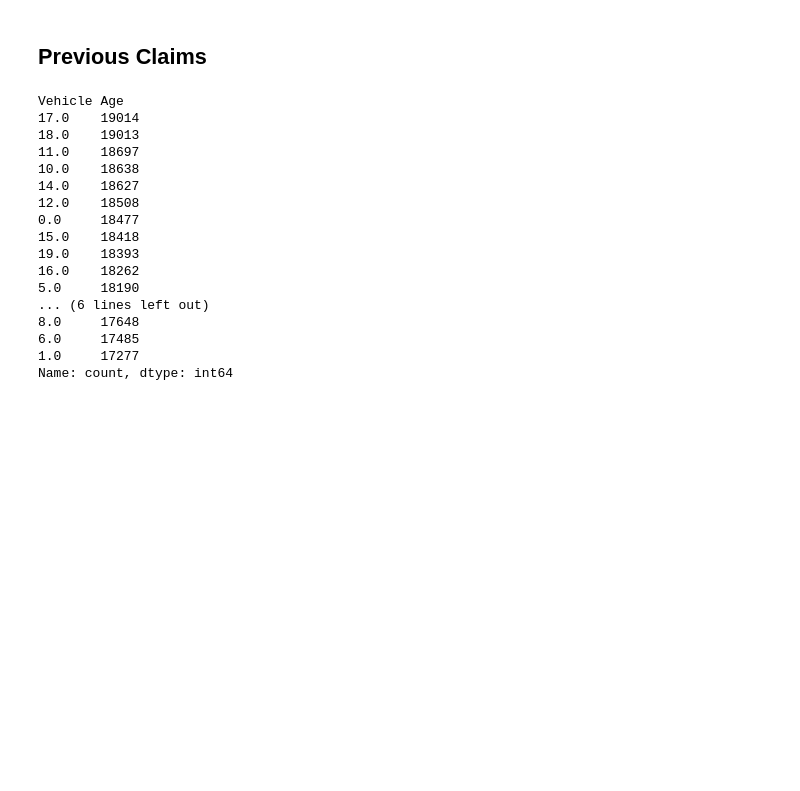
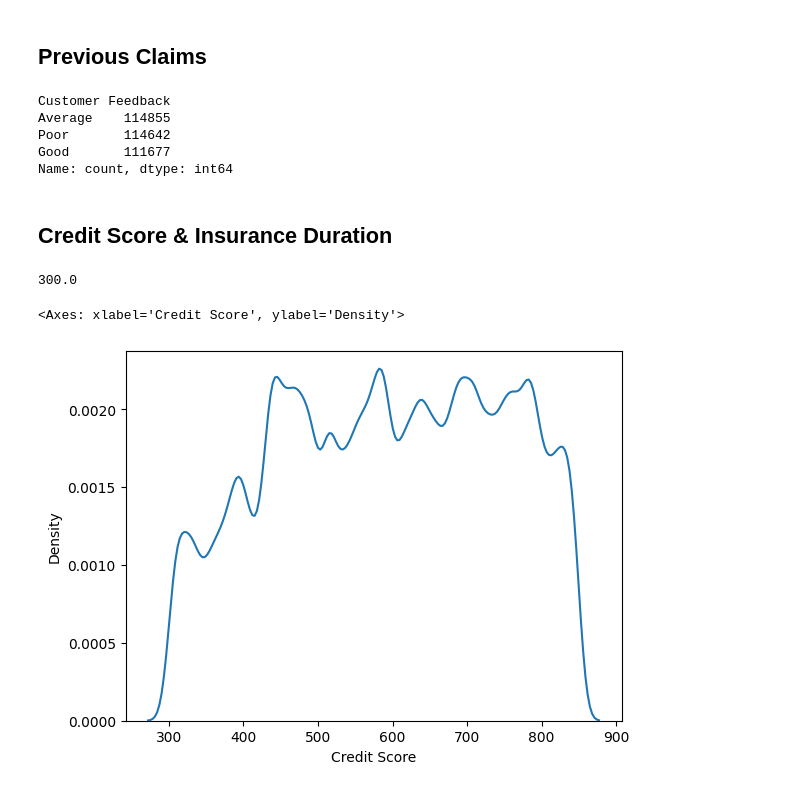
Before and after one commit to Anqi-Wang-aug/kaggle-competition-premium-regression, a Jupyter notebook: script.ipynb, the cells around one changed output. Saved outputs shown, nothing was run; the diff lists cells and outputs as text; code cells hidden in the pictures; blank space fills up the shorter version.

Commit message:
Cleared null: insurance duration
Clear null of credit score is still undergoing

```diff
--- a/script.ipynb
+++ b/script.ipynb
@@ -343,26 +343,25 @@ test['Health Score'] = test['Health Score'].apply(lambda x: x if not np.isnan(x)
 ## Previous Claims
 # %%
 null_claims = data_processing_tr.loc[data_processing_tr['Previous Claims'].isnull()]
-# %%
-null_claims['Vehicle Age'].value_counts()
-# %% [output]
-Vehicle Age
-17.0    19014
-18.0    19013
-11.0    18697
-10.0    18638
-14.0    18627
-12.0    18508
-0.0     18477
-15.0    18418
-19.0    18393
-16.0    18262
-5.0     18190
-... (6 lines left out)
-8.0     17648
-6.0     17485
-1.0     17277
-Name: count, dtype: int64
 # %%
 X['Previous Claims'].fillna(0, inplace=True)
 test['Previous Claims'].fillna(0, inplace=True)
+# %%
+null_claims['Customer Feedback'].value_counts()
+# %% [output]
+Customer Feedback
+Average    114855
+Poor       114642
+Good       111677
+Name: count, dtype: int64
+# %% [markdown]
+## Credit Score & Insurance Duration
+# %%
+X['Credit Score'].min()
+# %% [output]
+300.0
+# %%
+sns.kdeplot(X['Credit Score'])
+# %% [output]
+<Axes: xlabel='Credit Score', ylabel='Density'>
+[figure, added]
```
Also changed, not shown: parts of 7 cells of this notebook.
